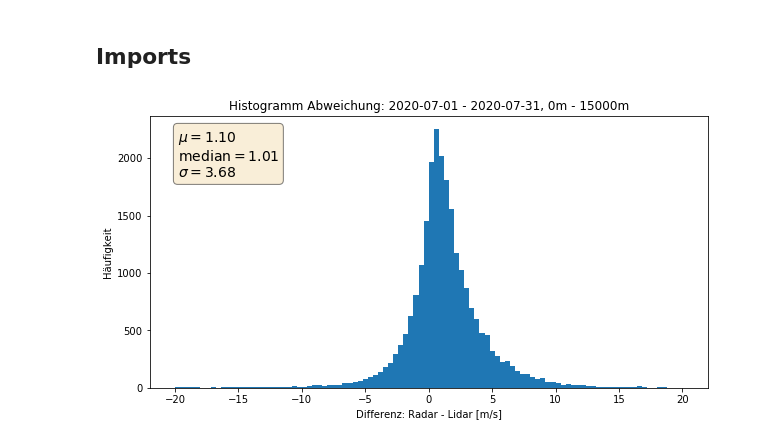
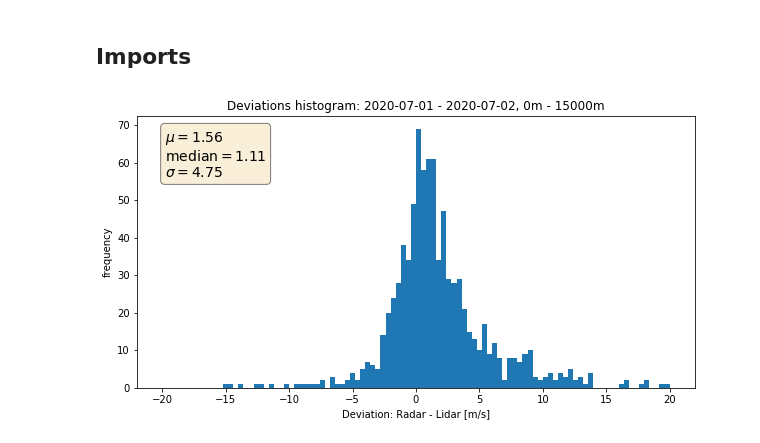
Before and after one commit to marcusgmueller/radarlidar_analysis, a Jupyter notebook: HistogramDifference.ipynb, the cells around one changed output. Saved outputs shown, nothing was run; the diff lists cells and outputs as text; code cells hidden in the pictures.

```diff
--- a/HistogramDifference.ipynb
+++ b/HistogramDifference.ipynb
@@ -10,7 +10,7 @@ from datetime import datetime, timedelta
 from RadarLidarWindSpeed import RadarLidarWindSpeed
 # %%
 dateBegin = datetime(2020, 7, 1)
-dateEnd = datetime(2020, 7, 31)
+dateEnd = datetime(2020, 7, 2)
 analysis = RadarLidarWindSpeed(dateBegin, dateEnd)
 analysis.importDataset()
 analysis.calculateDifferences()
@@ -27,20 +27,20 @@ sigma = np.std(array)
 # %%
 textstr = '\n'.join((
     r'$\mu=%.2f$' % (mu, ),
     r'$\mathrm{median}=%.2f$' % (median, ),
     r'$\sigma=%.2f$' % (sigma, )))
 fig, ax = plt.subplots(figsize=(10, 5))
 
-plt.title("Histogramm Abweichung: "+dateBegin.strftime("%Y-%m-%d")+" - "+dateEnd.strftime("%Y-%m-%d")+", "+str(minHeight)+"m - "+str(maxHeight)+"m")
-plt.xlabel("Differenz: Radar - Lidar [m/s]")
-plt.ylabel("Häufigkeit")
+plt.title("Deviations histogram: "+dateBegin.strftime("%Y-%m-%d")+" - "+dateEnd.strftime("%Y-%m-%d")+", "+str(minHeight)+"m - "+str(maxHeight)+"m")
+plt.xlabel("Deviation: Radar - Lidar [m/s]")
+plt.ylabel("frequency")
 ax.hist(diffs, range=[-20,20],bins=100)
 
 # place a text box in upper left in axes coords
 props = dict(boxstyle='round', facecolor='wheat', alpha=0.5)
 ax.text(0.05, 0.95, textstr, transform=ax.transAxes, fontsize=14, verticalalignment='top', bbox=props)
 
-plt.savefig('histogramm_'+str(minHeight)+'_'+str(maxHeight)+'.png')
+plt.savefig('histogram_'+str(minHeight)+'_'+str(maxHeight)+'.png')
 plt.show()
 # %% [output]
-[figure, old version]
+[figure, new version]
```
Also changed, not shown: 3 other files.
